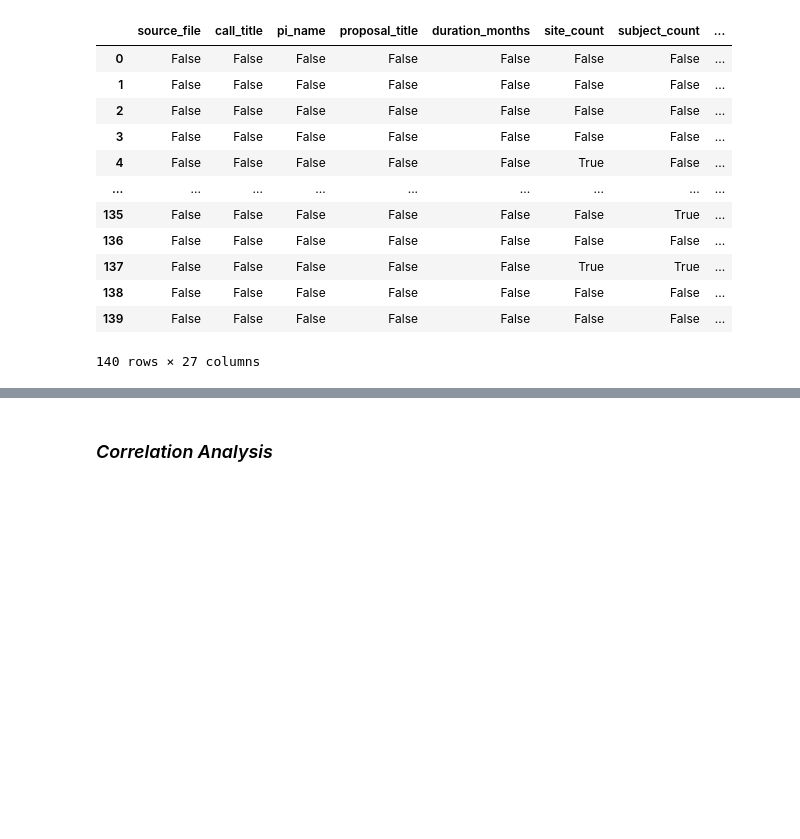
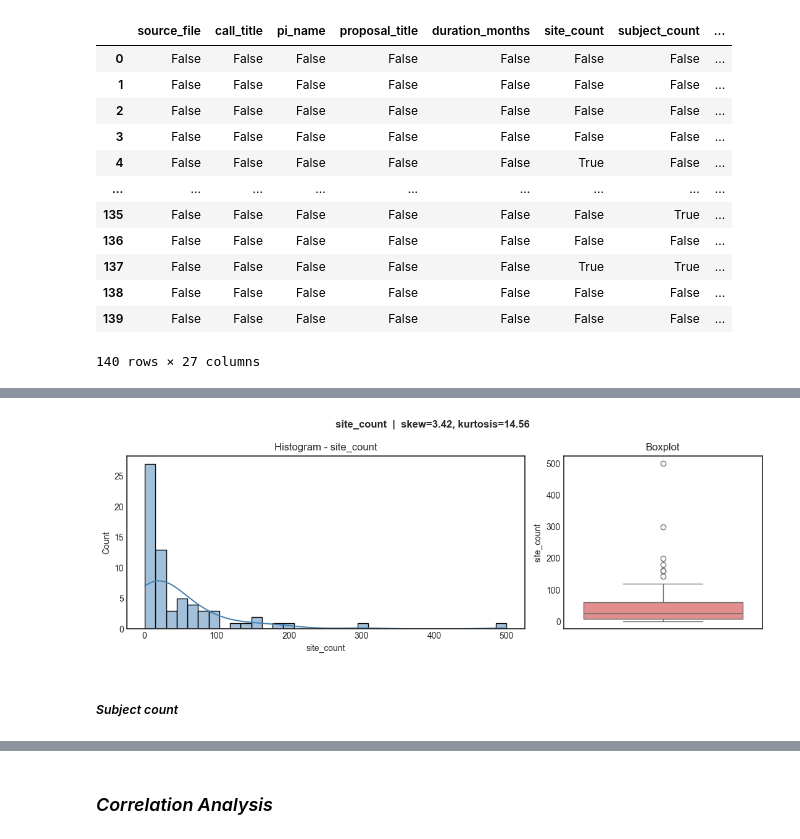
Before and after one commit to idowein/MOECSO, a Jupyter notebook: budget_estimation/Budget_estimation.ipynb, the cells around one changed output, grey strips where cells are left out. Saved outputs shown, nothing was run; the diff lists cells and outputs as text; code cells hidden in the pictures; blank space fills up the shorter version.

```diff
--- a/budget_estimation/Budget_estimation.ipynb
+++ b/budget_estimation/Budget_estimation.ipynb
@@ -209,0 +239,7 @@ df_clean.describe().T
+# %%
+skew_kurt = pd.DataFrame({
+    "Skewness": df_clean[continuous_cols].apply(lambda x: skew(x.dropna())),
+    "Kurtosis": df_clean[continuous_cols].apply(lambda x: kurtosis(x.dropna()))
+}).sort_values("Skewness", ascending = False)
+
+skew_kurt
@@ -209,0 +281,14 @@ df_clean.describe().T
+# %%
+fig, axes = plt.subplots(1, 2, figsize=(11, 4), gridspec_kw={"width_ratios": [2, 1]})
+sns.histplot(df_clean["site_count"].dropna(), bins=34, kde=True, ax=axes[0], color="steelblue")
+axes[0].set_title("Histogram - site_count")
+sns.boxplot(y=df_clean["site_count"].dropna(), ax=axes[1], color="lightcoral")
+axes[1].set_title("Boxplot")
+s, k = skew_kurt.loc["site_count", "Skewness"], skew_kurt.loc["site_count", "Kurtosis"]
+fig.suptitle(f"site_count  |  skew={s:.2f}, kurtosis={k:.2f}", fontsize=12, fontweight="bold")
+plt.tight_layout()
+plt.show()
+# %% [output]
+[figure, added]
+# %% [markdown]
+##### *Subject count*
```
Also changed, not shown: parts of 28 cells of this notebook.
